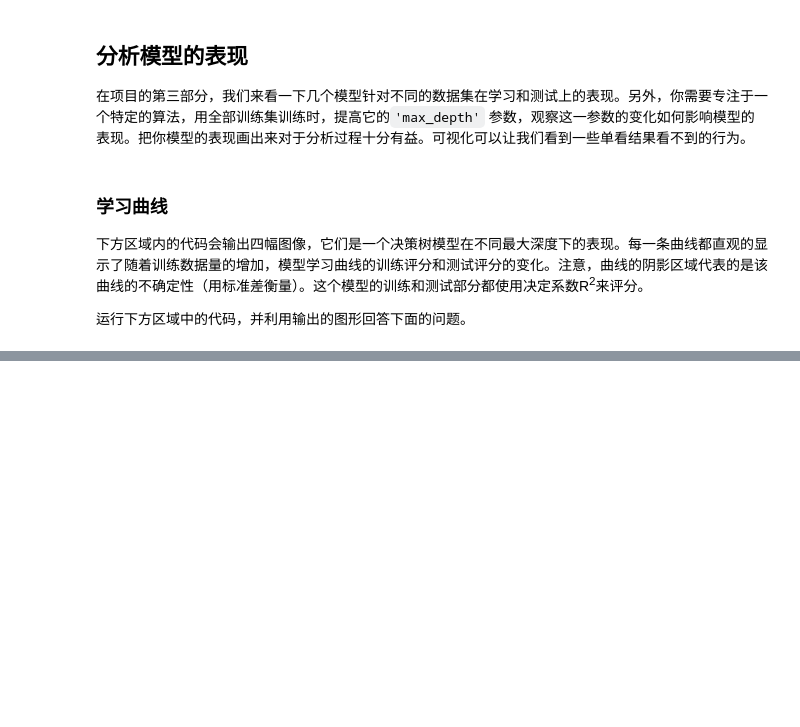
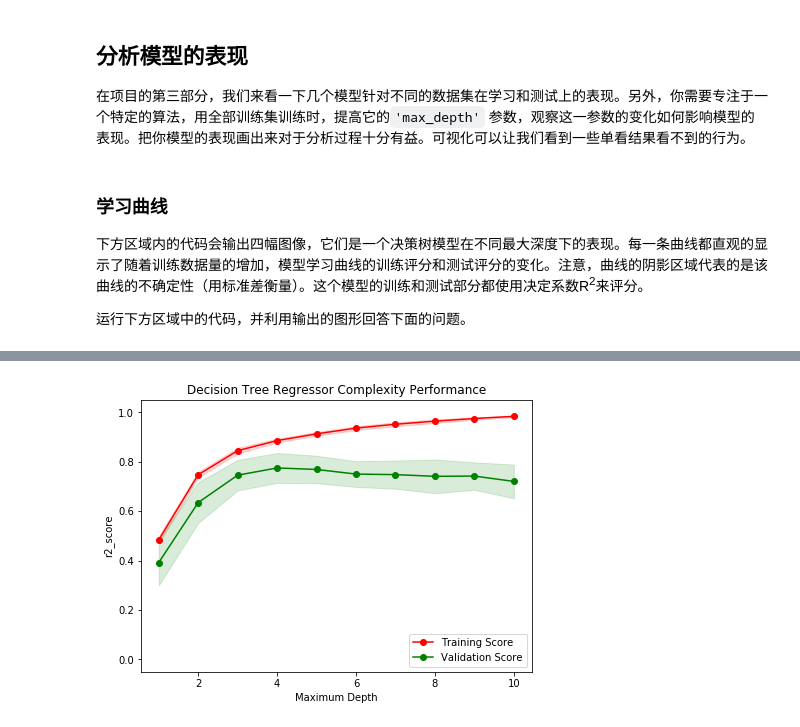
Before and after one commit to zhaoxuyan/Jupyter-Notebook-Projects, a Jupyter notebook: sklearn/boston_house_price_DesicionTree/boston_house_price_DesicionTree.ipynb, the cells around one changed output, grey strips where cells are left out. Cells and saved outputs as stored; diff of their text form; code cells hidden in the pictures; blank space fills up the shorter version.

```diff
--- a/sklearn/boston_house_price_DesicionTree/boston_house_price_DesicionTree.ipynb
+++ b/sklearn/boston_house_price_DesicionTree/boston_house_price_DesicionTree.ipynb
@@ -124,0 +125,4 @@ vs.ModelLearning(features, prices)
+# %%
+vs.ModelComplexity(X_train, y_train)
+# %% [output]
+[figure, added]
```
Also changed, not shown: parts of 1 cell of this notebook, 8 other files.
